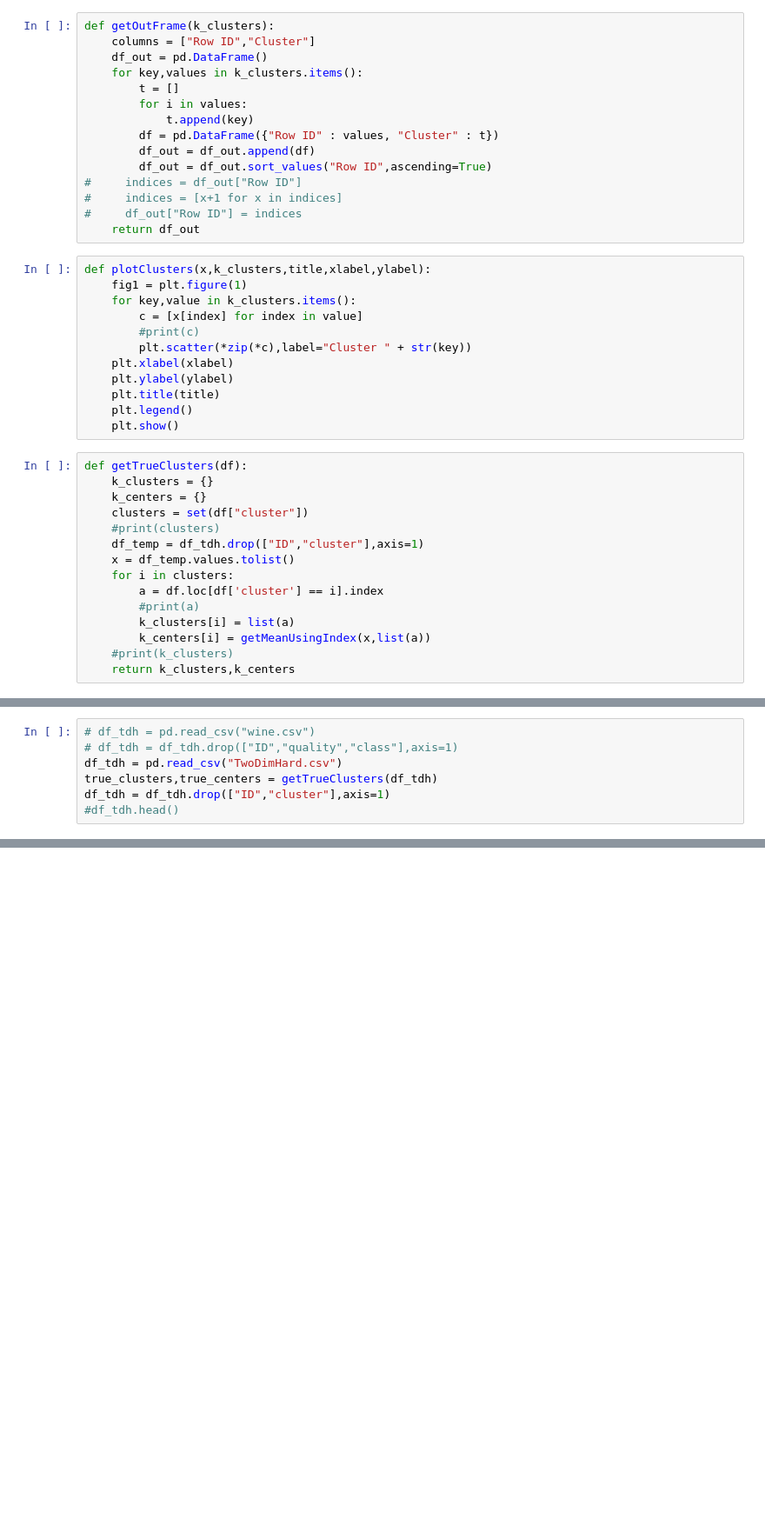
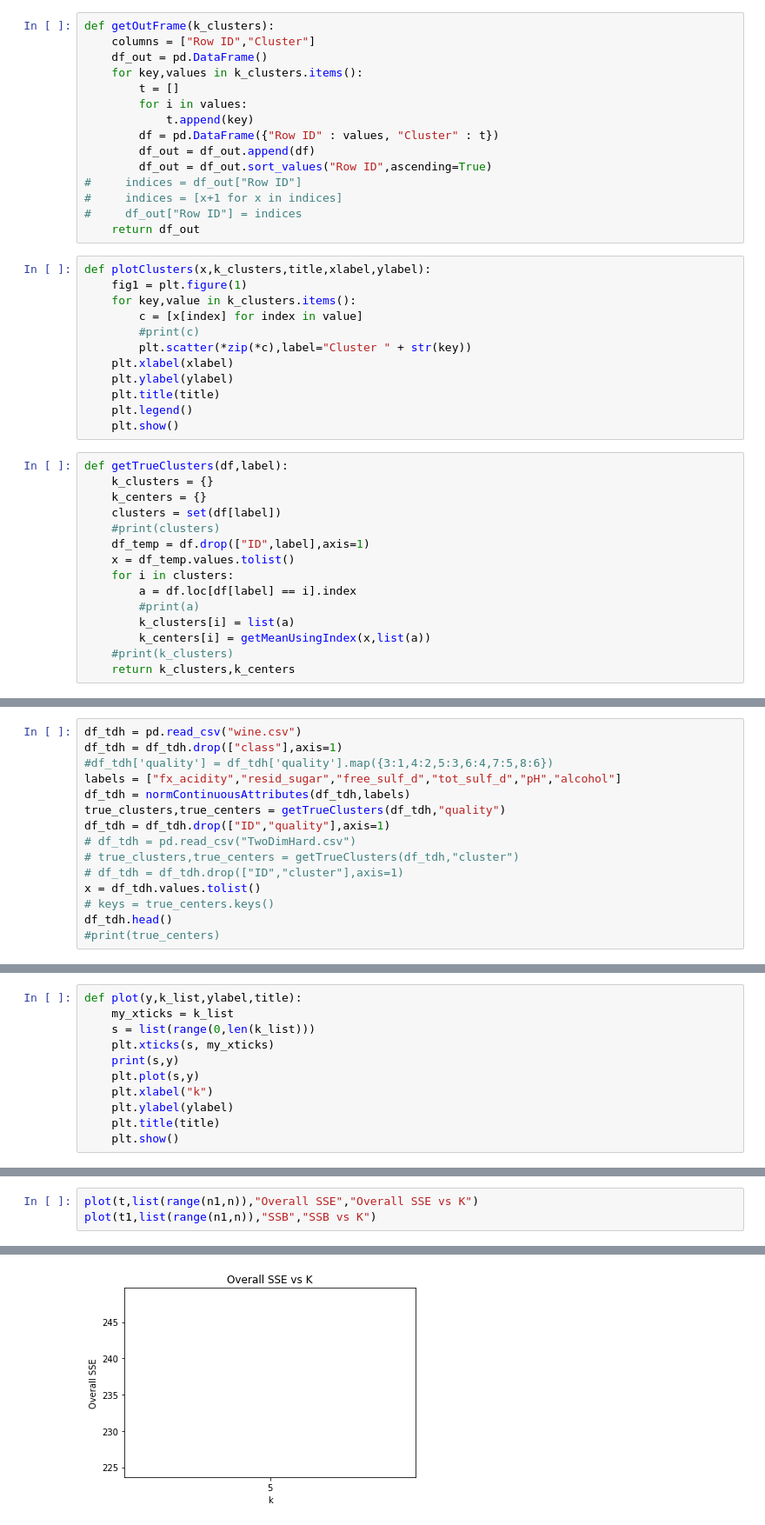
Before and after one commit to neelbhuva/Data-Mining, a Jupyter notebook: HW5/K_means.ipynb, the cells around one changed output, grey strips where cells are left out. Shown: that part at 87% size. Saved outputs shown, nothing was run; the diff lists cells and outputs as text; blank space fills up the shorter version.

Commit message:
Off the shelf and wine dataset

```diff
--- a/HW5/K_means.ipynb
+++ b/HW5/K_means.ipynb
@@ -162,15 +169,15 @@ def plotClusters(x,k_clusters,title,xlabel,ylabel):
     plt.legend()
     plt.show()
 # %%
-def getTrueClusters(df):
+def getTrueClusters(df,label):
     k_clusters = {}
     k_centers = {}
-    clusters = set(df["cluster"])
+    clusters = set(df[label])
     #print(clusters)
-    df_temp = df_tdh.drop(["ID","cluster"],axis=1)
+    df_temp = df.drop(["ID",label],axis=1)
     x = df_temp.values.tolist()
     for i in clusters:
-        a = df.loc[df['cluster'] == i].index
+        a = df.loc[df[label] == i].index
         #print(a)
         k_clusters[i] = list(a)
         k_centers[i] = getMeanUsingIndex(x,list(a))
@@ -179,7 +201,15 @@ def getTrueClusters(df):
 # %%
-# df_tdh = pd.read_csv("wine.csv")
-# df_tdh = df_tdh.drop(["ID","quality","class"],axis=1)
-df_tdh = pd.read_csv("TwoDimHard.csv")
-true_clusters,true_centers = getTrueClusters(df_tdh)
-df_tdh = df_tdh.drop(["ID","cluster"],axis=1)
-#df_tdh.head()
+df_tdh = pd.read_csv("wine.csv")
+df_tdh = df_tdh.drop(["class"],axis=1)
+#df_tdh['quality'] = df_tdh['quality'].map({3:1,4:2,5:3,6:4,7:5,8:6})
+labels = ["fx_acidity","resid_sugar","free_sulf_d","tot_sulf_d","pH","alcohol"]
+df_tdh = normContinuousAttributes(df_tdh,labels)
+true_clusters,true_centers = getTrueClusters(df_tdh,"quality")
+df_tdh = df_tdh.drop(["ID","quality"],axis=1)
+# df_tdh = pd.read_csv("TwoDimHard.csv")
+# true_clusters,true_centers = getTrueClusters(df_tdh,"cluster")
+# df_tdh = df_tdh.drop(["ID","cluster"],axis=1)
+x = df_tdh.values.tolist()
+# keys = true_centers.keys()
+df_tdh.head()
+#print(true_centers)
@@ -229,0 +334,11 @@ True SSB : {1: 0.5792218388564331, 2: 0.3446316577376741, 3: 0.45901679771978393
+# %%
+def plot(y,k_list,ylabel,title):
+    my_xticks = k_list
+    s = list(range(0,len(k_list)))
+    plt.xticks(s, my_xticks)
+    print(s,y)
+    plt.plot(s,y)
+    plt.xlabel("k")
+    plt.ylabel(ylabel)
+    plt.title(title)
+    plt.show()
@@ -229,0 +353,4 @@ True SSB : {1: 0.5792218388564331, 2: 0.3446316577376741, 3: 0.45901679771978393
+# %%
+plot(t,list(range(n1,n)),"Overall SSE","Overall SSE vs K")
+plot(t1,list(range(n1,n)),"SSB","SSB vs K")
+# %% [output]
@@ -229,0 +358 @@ True SSB : {1: 0.5792218388564331, 2: 0.3446316577376741, 3: 0.45901679771978393
+[figure, added]
```
Also changed, not shown: parts of 18 cells of this notebook, 15 other files.
